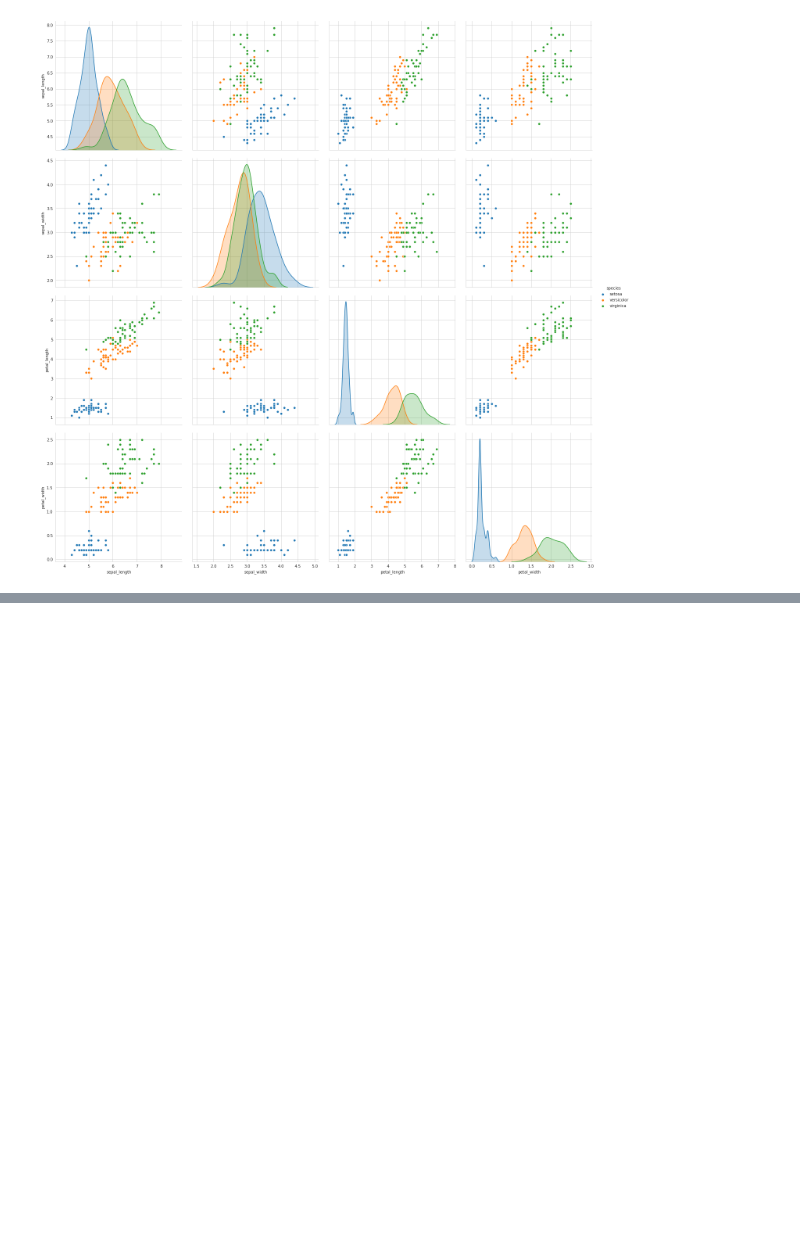
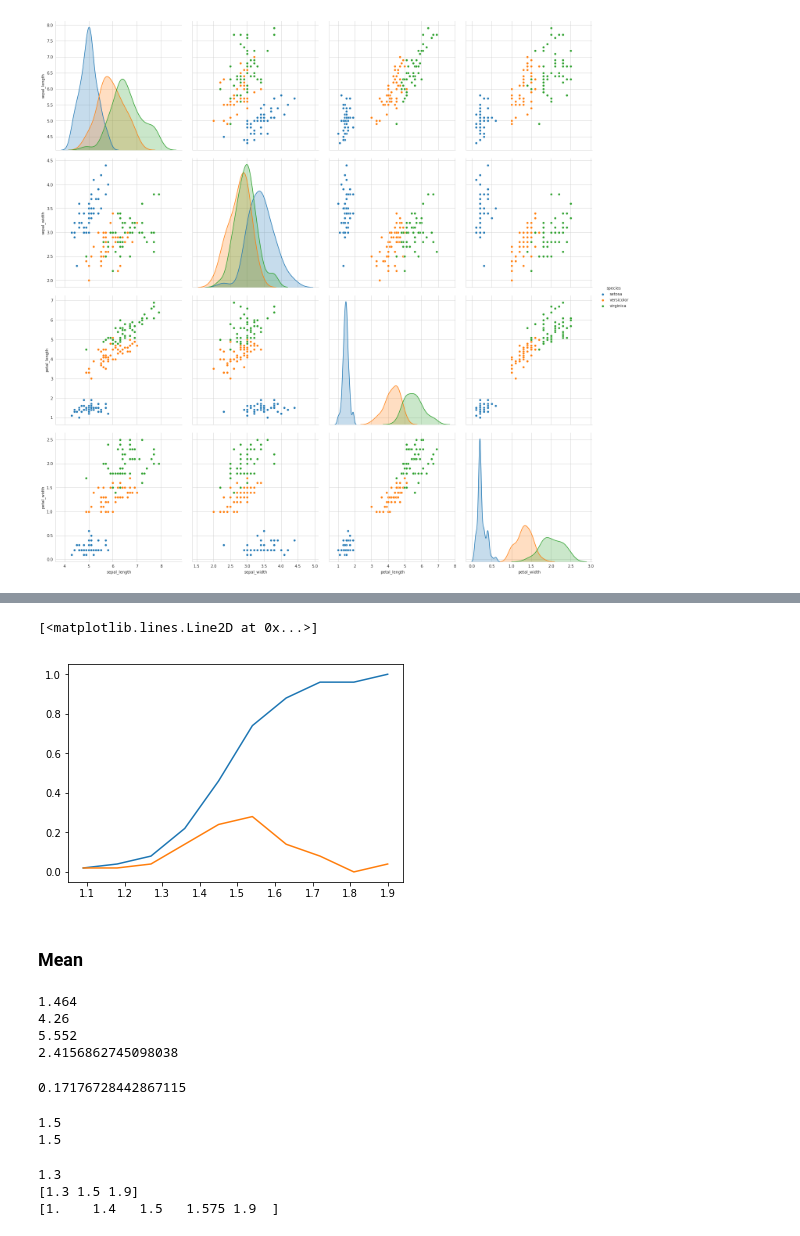
Before and after one commit to ashishpatel26/MachineLearningTraining, a Jupyter notebook: aic_practice/Exploratory Data Analysis.ipynb, the cells around one changed output, grey strips where cells are left out. Cells and saved outputs as stored; diff of their text form; code cells hidden in the pictures; blank space fills up the shorter version.

```diff
--- a/aic_practice/Exploratory Data Analysis.ipynb
+++ b/aic_practice/Exploratory Data Analysis.ipynb
@@ -48,0 +74,2 @@ plt.show()
+# %%
+counts, bin_edges = np.histogram(iris_setosa['petal_length'], bins=10, density=True)
@@ -48,0 +80,2 @@ plt.show()
+# %%
+pdf = counts/sum(counts)
@@ -48,0 +86,42 @@ plt.show()
+# %%
+cdf = np.cumsum(pdf)
+# %%
+plt.plot(bin_edges[1:], cdf)
+plt.plot(bin_edges[1:], pdf)
+# %% [output]
+[<matplotlib.lines.Line2D at 0x...>]
+[figure, added]
+# %% [markdown]
+### Mean
+# %%
+print(np.mean(iris_setosa['petal_length']))
+print(np.mean(iris_versicolor['petal_length']))
+print(np.mean(iris_virginica['petal_length']))
+
+print(np.mean(np.append(iris_setosa['petal_length'], 50)))
+# %% [output]
+1.464
+4.26
+5.552
+2.4156862745098038
+# %%
+# Standard Deviation
+print(np.std(iris_setosa['petal_length']))
+# %% [output]
+0.17176728442867115
+# %%
+# Median
+print(np.median(iris_setosa['petal_length']))
+print(np.median(np.append(iris_setosa['petal_length'], 50)))
+# %% [output]
+1.5
+1.5
+# %%
+# Percentile
+print(np.percentile(iris_setosa['petal_length'], 10))
+print(np.percentile(iris_setosa['petal_length'], [10, 50, 100]))
+print(np.percentile(iris_setosa['petal_length'], np.arange(0,101,25)))
+# %% [output]
+1.3
+[1.3 1.5 1.9]
+[1.    1.4   1.5   1.575 1.9  ]
```
Also changed, not shown: parts of 13 cells of this notebook, 1 other file.
